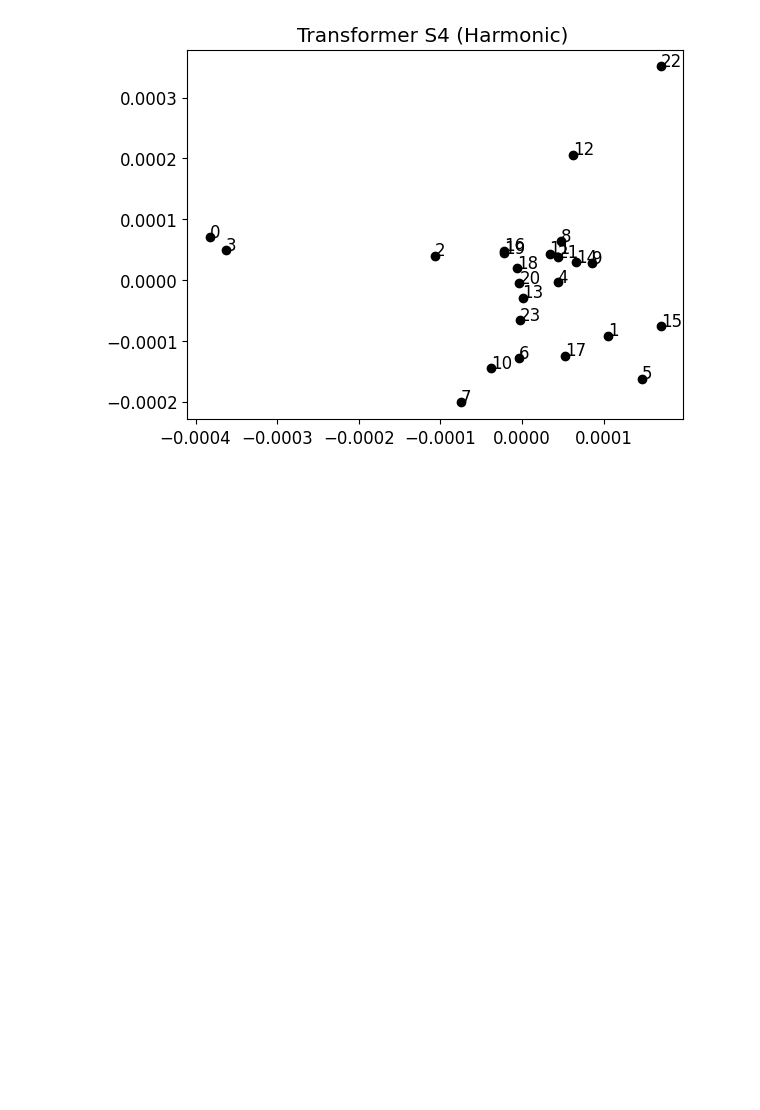
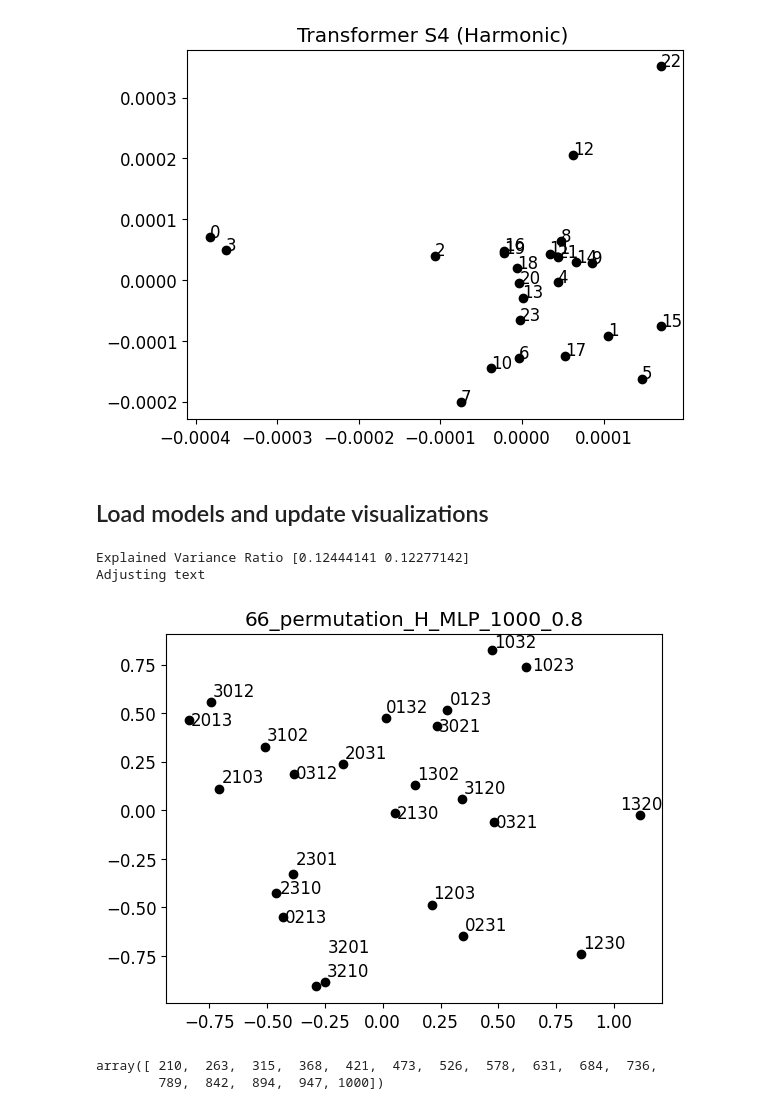
Before and after one commit to maxwellmg/grow-crystals-distance-experiments, a Jupyter notebook: notebooks/permutation_group.ipynb, the cells around one changed output. Drawn from its saved outputs; the diff is of its cells as text; code cells hidden in the pictures; blank space fills up the shorter version.

Commit message:
New experiment testing exponent, saving config files, option to save images during training to make a video

```diff
--- a/notebooks/permutation_group.ipynb
+++ b/notebooks/permutation_group.ipynb
@@ -143,2 +178,0 @@ model_id = "H_MLP"
-# %%
-model = load_model_from_file(model_id, data_id)
@@ -433,3 +449,5 @@ visualize_embedding(model.embedding.weight, "Transformer S4 (Harmonic) ")
 # %% [output]
 Explained Variance Ratio [0.19432192 0.15387282]
 [figure]
+# %% [markdown]
+## Load models and update visualizations
@@ -435,0 +461,2 @@ Explained Variance Ratio [0.19432192 0.15387282]
+# %%
+model = load_model_from_file(model_id, data_id, results_root = "results")
@@ -435,0 +468,7 @@ Explained Variance Ratio [0.19432192 0.15387282]
+# %%
+visualize_embedding(model.embedding.weight.cpu() if 'transformer' in model_id else model.embedding.cpu(), title=f"{seed}_{data_id}_{model_id}_{data_size}_{train_ratio}", dict_level = new_perm_dict, adjust_overlapping_text=True, color_dict=False)
+# save_path=f"../results/emb_{seed}_{data_id}_{model_id}_{data_size}_{train_ratio}.png"
+# %% [output]
+Explained Variance Ratio [0.12444141 0.12277142]
+Adjusting text
+[figure, added]
@@ -435,0 +477,5 @@ Explained Variance Ratio [0.19432192 0.15387282]
+# %%
+np.linspace(0, 1000, 20, dtype=int)[4:]
+# %% [output]
+array([ 210,  263,  315,  368,  421,  473,  526,  578,  631,  684,  736,
+        789,  842,  894,  947, 1000])
```
Also changed, not shown: parts of 16 cells of this notebook, 5 other files.
